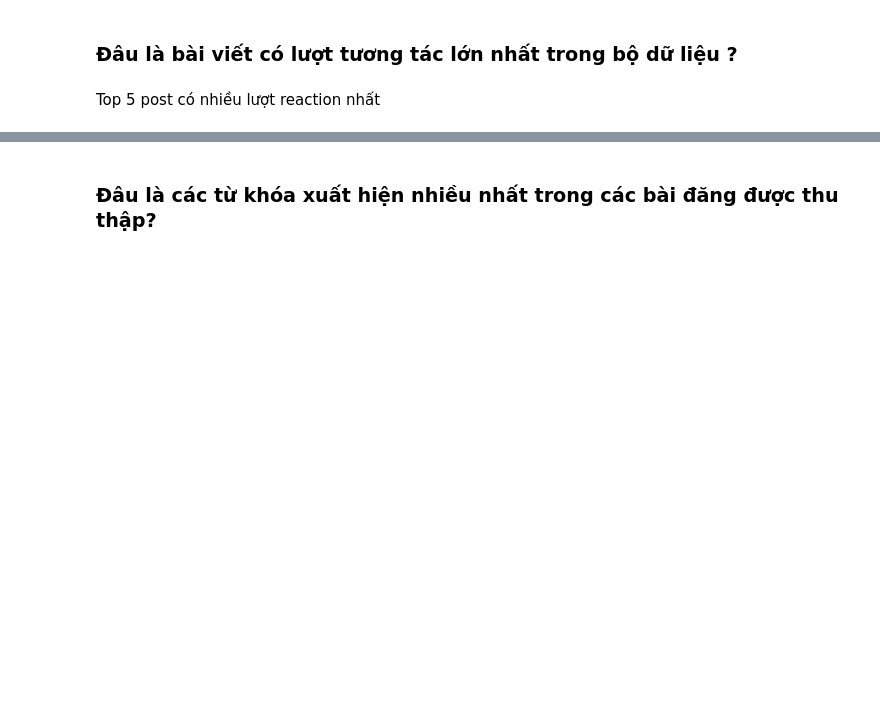
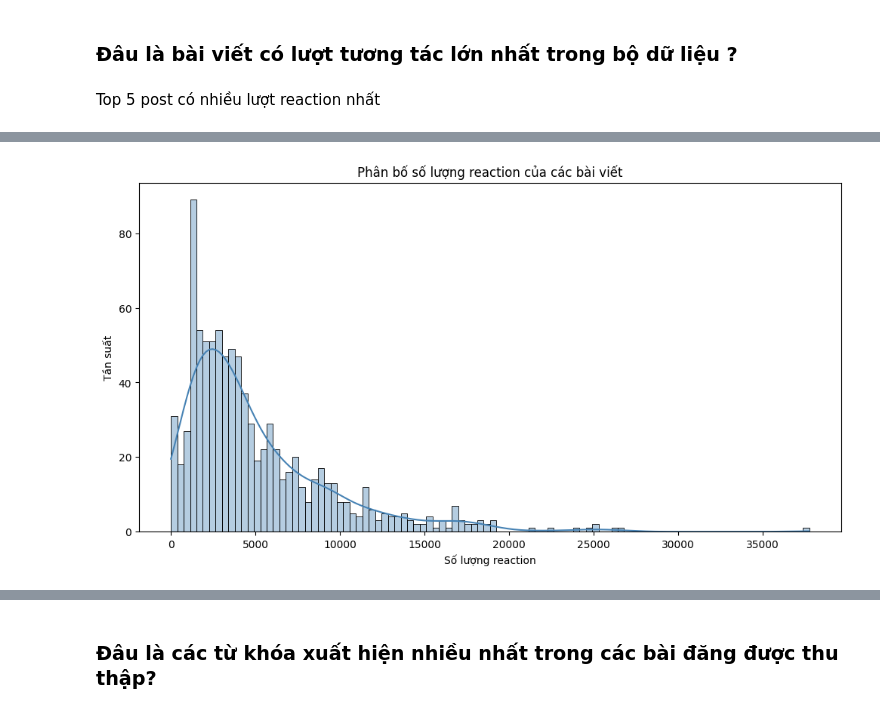
Before and after one commit to quangster/analyze-facebook-page, a Jupyter notebook: analyze_data.ipynb, the cells around one changed output, grey strips where cells are left out. Drawn from its saved outputs; the diff is of its cells as text; code cells hidden in the pictures; blank space fills up the shorter version.

```diff
--- a/analyze_data.ipynb
+++ b/analyze_data.ipynb
@@ -176,0 +107,8 @@ df.plot(x='time', y='total_react', figsize=(15, 5), title='Total Reaction by Tim
+# %%
+plt.figure(figsize=(12, 6));
+sns.histplot(post_df['reaction_count'], bins=100, color='steelblue', edgecolor='black', kde=True, alpha=0.4);
+plt.xlabel('Số lượng reaction')
+plt.ylabel('Tần suất')
+plt.title('Phân bố số lượng reaction của các bài viết');
+# %% [output]
+[figure, added]
```
Also changed, not shown: parts of 81 cells of this notebook, 3 other files.
